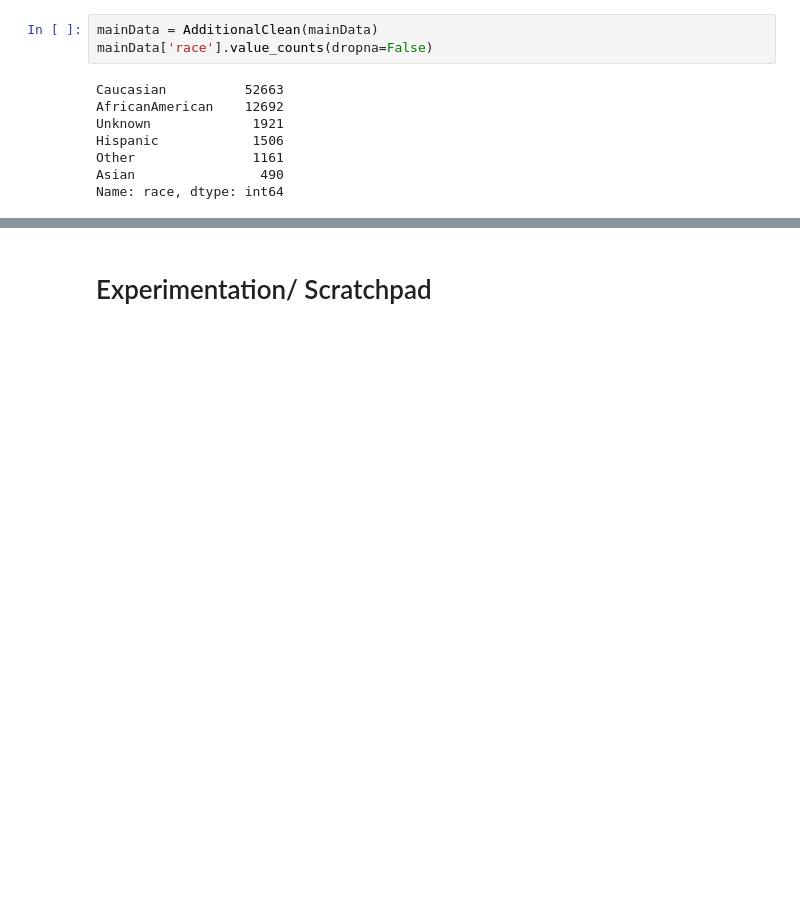
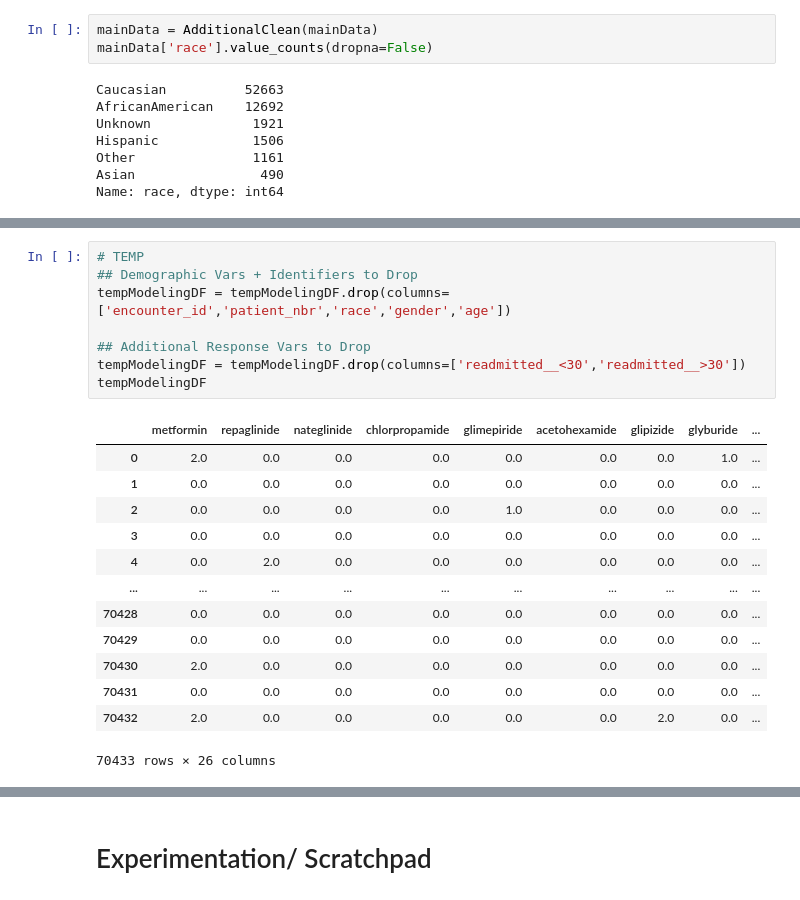
Before and after one commit to bcullinan32/ML_Course, a Jupyter notebook: Class-Data-Clean-Up.ipynb, the cells around one changed output, grey strips where cells are left out. Drawn from its saved outputs; the diff is of its cells as text; blank space fills up the shorter version.

```diff
--- a/Class-Data-Clean-Up.ipynb
+++ b/Class-Data-Clean-Up.ipynb
@@ -413,0 +452,22 @@ mainData
+# %%
+# TEMP
+## Demographic Vars + Identifiers to Drop
+tempModelingDF = tempModelingDF.drop(columns=['encounter_id','patient_nbr','race','gender','age'])
+
+## Additional Response Vars to Drop
+tempModelingDF = tempModelingDF.drop(columns=['readmitted__<30','readmitted__>30'])
+tempModelingDF
+# %% [output]
+|  | metformin | repaglinide | nateglinide | chlorpropamide | glimepiride | acetohexamide | glipizide | glyburide | ... |
+| 0 | 2.0 | 0.0 | 0.0 | 0.0 | 0.0 | 0.0 | 0.0 | 1.0 | ... |
+| 1 | 0.0 | 0.0 | 0.0 | 0.0 | 0.0 | 0.0 | 0.0 | 0.0 | ... |
+| 2 | 0.0 | 0.0 | 0.0 | 0.0 | 1.0 | 0.0 | 0.0 | 0.0 | ... |
+| 3 | 0.0 | 0.0 | 0.0 | 0.0 | 0.0 | 0.0 | 0.0 | 0.0 | ... |
+| 4 | 0.0 | 2.0 | 0.0 | 0.0 | 0.0 | 0.0 | 0.0 | 0.0 | ... |
+| ... | ... | ... | ... | ... | ... | ... | ... | ... | ... |
+| 70428 | 0.0 | 0.0 | 0.0 | 0.0 | 0.0 | 0.0 | 0.0 | 0.0 | ... |
+| 70429 | 0.0 | 0.0 | 0.0 | 0.0 | 0.0 | 0.0 | 0.0 | 0.0 | ... |
+| 70430 | 2.0 | 0.0 | 0.0 | 0.0 | 0.0 | 0.0 | 0.0 | 0.0 | ... |
+| 70431 | 0.0 | 0.0 | 0.0 | 0.0 | 0.0 | 0.0 | 0.0 | 0.0 | ... |
+| 70432 | 2.0 | 0.0 | 0.0 | 0.0 | 0.0 | 0.0 | 2.0 | 0.0 | ... |
+70433 rows × 26 columns
```
Also changed, not shown: parts of 12 cells of this notebook.
